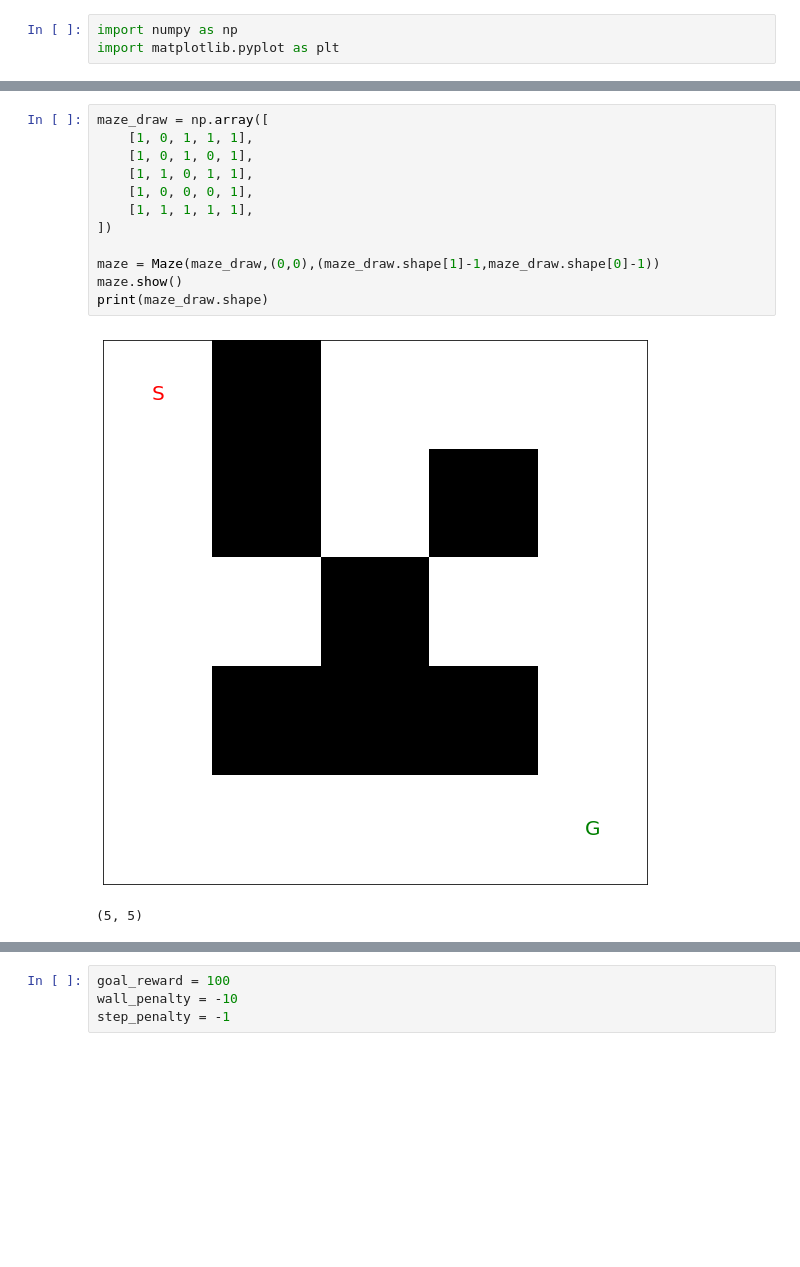
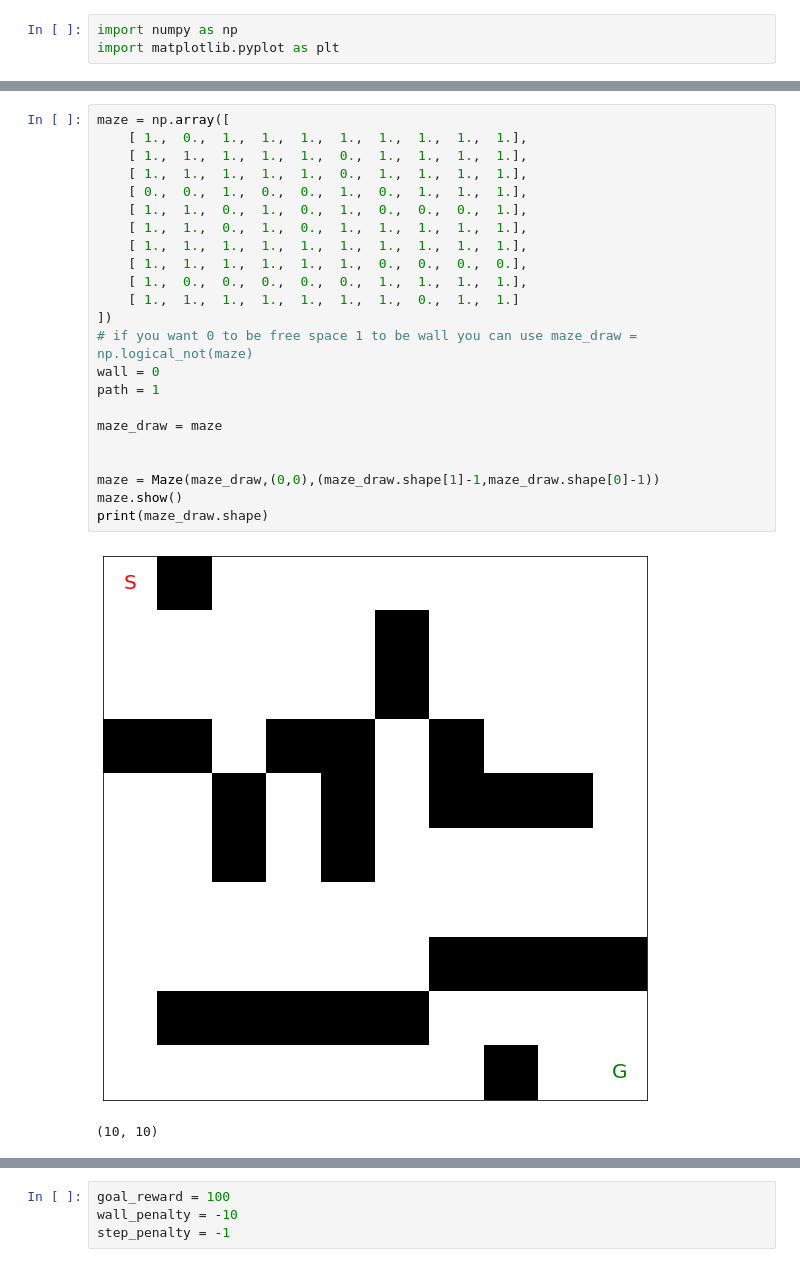
Before and after one commit to Sauravroy34/A_maze, a Jupyter notebook: q_table.ipynb, the cells around one changed output, grey strips where cells are left out. Cells and saved outputs as stored; diff of their text form; blank space fills up the shorter version.

```diff
--- a/q_table.ipynb
+++ b/q_table.ipynb
@@ -21,20 +21,31 @@ class Maze():
 
         plt.show()
 # %%
-maze_draw = np.array([
-    [1, 0, 1, 1, 1],
-    [1, 0, 1, 0, 1],
-    [1, 1, 0, 1, 1],
-    [1, 0, 0, 0, 1],
-    [1, 1, 1, 1, 1],
+maze = np.array([
+    [ 1.,  0.,  1.,  1.,  1.,  1.,  1.,  1.,  1.,  1.],
+    [ 1.,  1.,  1.,  1.,  1.,  0.,  1.,  1.,  1.,  1.],
+    [ 1.,  1.,  1.,  1.,  1.,  0.,  1.,  1.,  1.,  1.],
+    [ 0.,  0.,  1.,  0.,  0.,  1.,  0.,  1.,  1.,  1.],
+    [ 1.,  1.,  0.,  1.,  0.,  1.,  0.,  0.,  0.,  1.],
+    [ 1.,  1.,  0.,  1.,  0.,  1.,  1.,  1.,  1.,  1.],
+    [ 1.,  1.,  1.,  1.,  1.,  1.,  1.,  1.,  1.,  1.],
+    [ 1.,  1.,  1.,  1.,  1.,  1.,  0.,  0.,  0.,  0.],
+    [ 1.,  0.,  0.,  0.,  0.,  0.,  1.,  1.,  1.,  1.],
+    [ 1.,  1.,  1.,  1.,  1.,  1.,  1.,  0.,  1.,  1.]
 ])
+# if you want 0 to be free space 1 to be wall you can use maze_draw = np.logical_not(maze)
+wall = 0
+path = 1
+
+maze_draw = maze
+
 
 maze = Maze(maze_draw,(0,0),(maze_draw.shape[1]-1,maze_draw.shape[0]-1))
 maze.show()
 print(maze_draw.shape)
 # %% [output]
-[figure, old version]
+[figure, new version]
-(5, 5)
+(10, 10)
 # %%
 actions = [(-1, 0),
           (1, 0),
```
Also changed, not shown: parts of 7 cells of this notebook.
